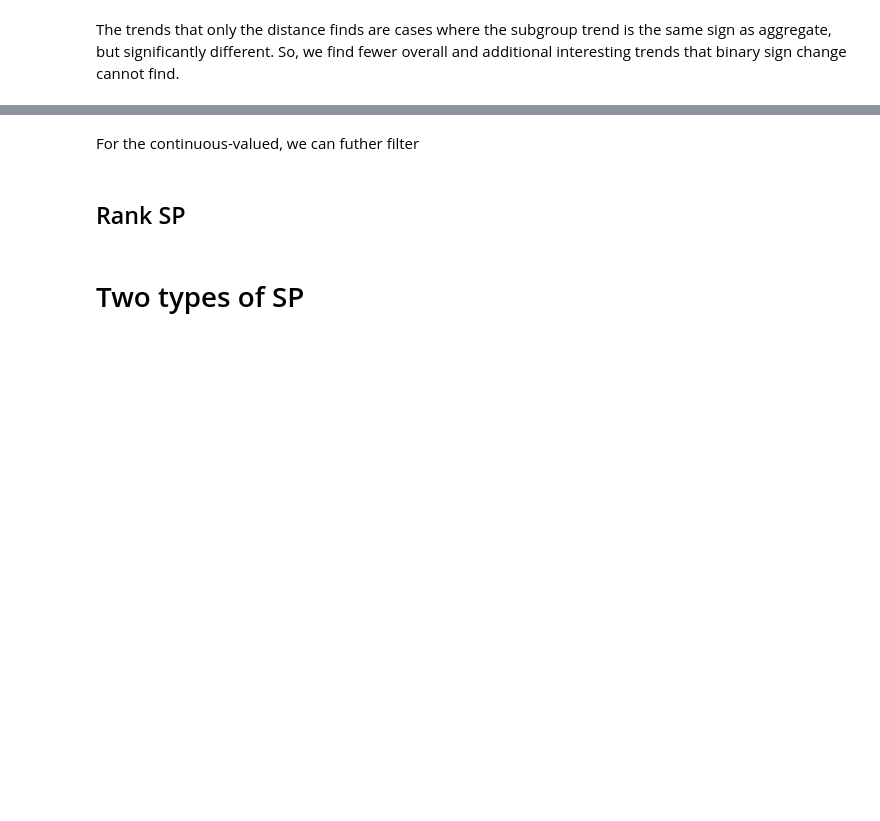
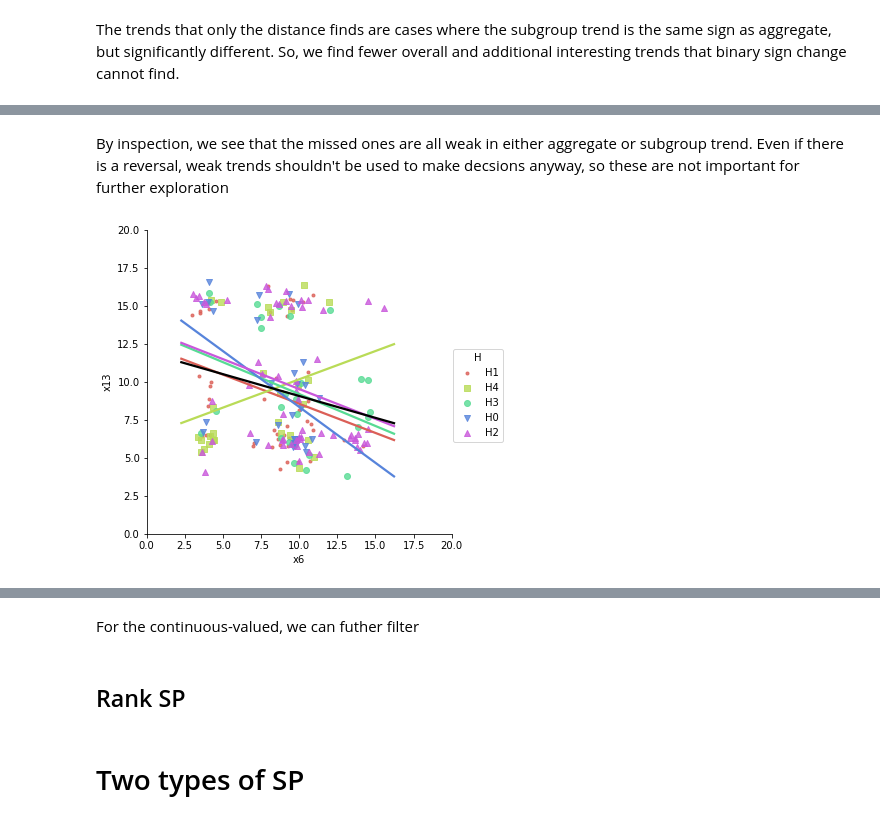
Before and after one commit to fairnessforensics/wiggum, a Jupyter notebook: research_notebooks/03_binary_v_continuous_sp_evaluation.ipynb, the cells around one changed output, grey strips where cells are left out. Cells and saved outputs as stored; diff of their text form; code cells hidden in the pictures; blank space fills up the shorter version.

```diff
--- a/research_notebooks/03_binary_v_continuous_sp_evaluation.ipynb
+++ b/research_notebooks/03_binary_v_continuous_sp_evaluation.ipynb
@@ -219,0 +197,9 @@ labeled_df_dist.result_df.loc[row_to_view]
+# %%
+# of designed, how many were found
+detections_bin = [v for v in designed_view_list if v in found_sp_views_bin]
+num_detections_bin = len(detections_bin)
+# of found, how many were not designed
+undesigned_bin = [v for v in found_sp_views_bin if not(v in designed_view_list)]
+num_undesigned_bin = len(undesigned_bin)
+print('Success Rate: ',num_detections_bin /num_designed_views)
+print('Novel Discoveries of detections: ',num_undesigned_bin /len(found_sp_views_bin))
@@ -219,0 +256,7 @@ labeled_df_dist.result_df.loc[row_to_view]
+# %% [markdown]
+By inspection, we see that the missed ones are all weak in either aggregate or subgroup trend.  Even if there is a reversal, weak trends shouldn't be used to make decsions anyway, so these are not important for further exploration
+# %%
+view_to_plot = random.choice(undesigned_bin)
+labeled_df_bin.sp_plot(*view_to_plot)
+# %% [output]
+[figure, added]
```
Also changed, not shown: parts of 34 cells of this notebook.
